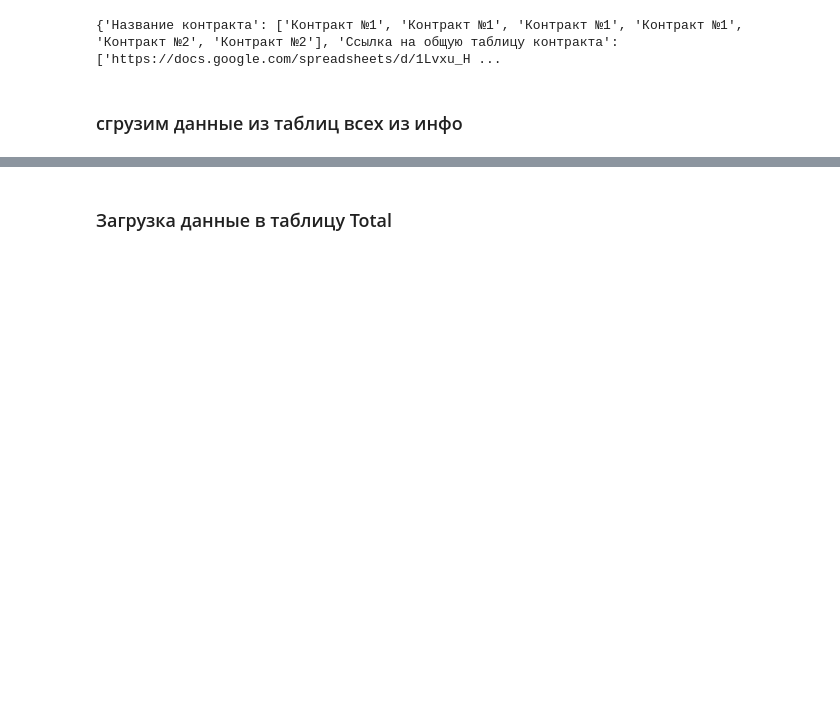
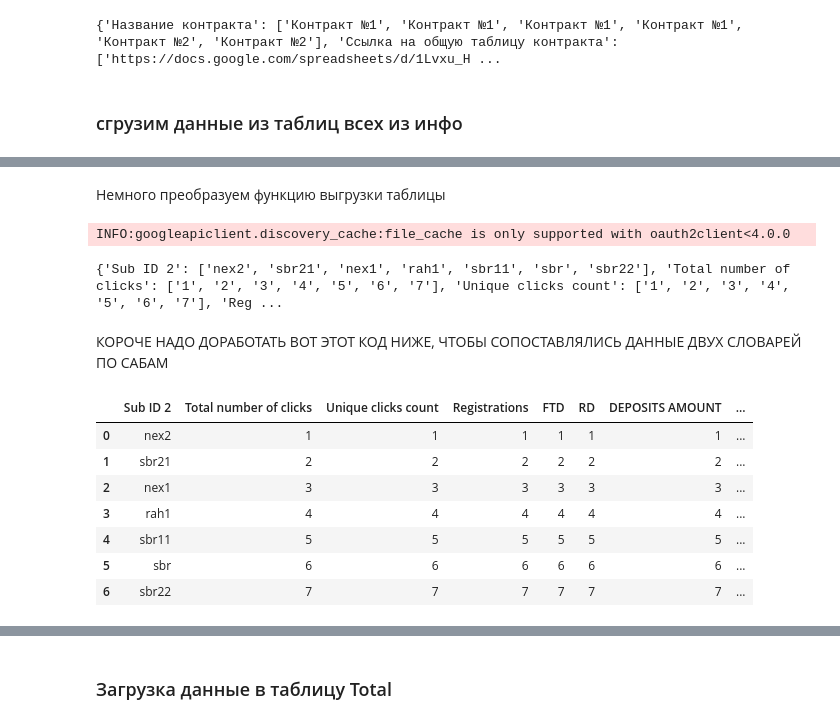
Before and after one commit to Velobos1337/integration-analytics, a Jupyter notebook: ИТОГ.ipynb, the cells around one changed output, grey strips where cells are left out. Saved outputs shown, nothing was run; the diff lists cells and outputs as text; code cells hidden in the pictures; blank space fills up the shorter version.

```diff
--- a/ИТОГ.ipynb
+++ b/ИТОГ.ipynb
@@ -173,3 +177,16 @@ INFO:googleapiclient.discovery_cache:file_cache is only supported with oauth2cli
+# %%
+import re
+
+def extract_sub_id2(url):
+    # Используем регулярное выражение для поиска подстроки после "sub_id2=" и до символа "&"
+    match = re.search(r'sub_id2=([^&]+)', url)
+
+    if match:
+        # Если подстрока найдена, возвращаем значение после "sub_id2="
+        return match.group(1)
+    else:
+        # Если подстрока не найдена, возвращаем None или пустую строку
+        return ""
 # %%
 for elem in range(len(info_dict['Ссылка на общую таблицу контракта'])):
 
@@ -236,0 +264,2 @@ INFO:googleapiclient.discovery_cache:file_cache is only supported with oauth2cli
+# %% [markdown]
+Немного преобразуем функцию выгрузки таблицы
@@ -236,0 +323,10 @@ INFO:googleapiclient.discovery_cache:file_cache is only supported with oauth2cli
+# %%
+if __name__ == "__main__":
+    SAMPLE_SPREADSHEET_ID_INFO = "1cmXOesuicSG_1BU7Dzzz4q7UEXpYLCPj81OMNCOnr7w" #ID таблицы info (часть ссылки)
+    SAMPLE_RANGE_NAME_INFO = "Выгрузка за неделю!A1:I" #задаем лист и рассматриваемые ячейки
+    Alan = info_alan(SAMPLE_SPREADSHEET_ID_INFO, SAMPLE_RANGE_NAME_INFO)
+# %% [output]
+INFO:googleapiclient.discovery_cache:file_cache is only supported with oauth2client<4.0.0
+{'Sub ID 2': ['nex2', 'sbr21', 'nex1', 'rah1', 'sbr11', 'sbr', 'sbr22'], 'Total number of clicks': ['1', '2', '3', '4', '5', '6', '7'], 'Unique clicks count': ['1', '2', '3', '4', '5', '6', '7'], 'Reg ...
+# %% [markdown]
+КОРОЧЕ НАДО ДОРАБОТАТЬ ВОТ ЭТОТ КОД НИЖЕ, ЧТОБЫ СОПОСТАВЛЯЛИСЬ ДАННЫЕ ДВУХ СЛОВАРЕЙ ПО САБАМ
@@ -236,0 +337,11 @@ INFO:googleapiclient.discovery_cache:file_cache is only supported with oauth2cli
+# %%
+Alan_pd
+# %% [output]
+|  | Sub ID 2 | Total number of clicks | Unique clicks count | Registrations | FTD | RD | DEPOSITS AMOUNT | ... |
+| 0 | nex2 | 1 | 1 | 1 | 1 | 1 | 1 | ... |
+| 1 | sbr21 | 2 | 2 | 2 | 2 | 2 | 2 | ... |
+| 2 | nex1 | 3 | 3 | 3 | 3 | 3 | 3 | ... |
+| 3 | rah1 | 4 | 4 | 4 | 4 | 4 | 4 | ... |
+| 4 | sbr11 | 5 | 5 | 5 | 5 | 5 | 5 | ... |
+| 5 | sbr | 6 | 6 | 6 | 6 | 6 | 6 | ... |
+| 6 | sbr22 | 7 | 7 | 7 | 7 | 7 | 7 | ... |
```
Also changed, not shown: parts of 44 cells of this notebook.
